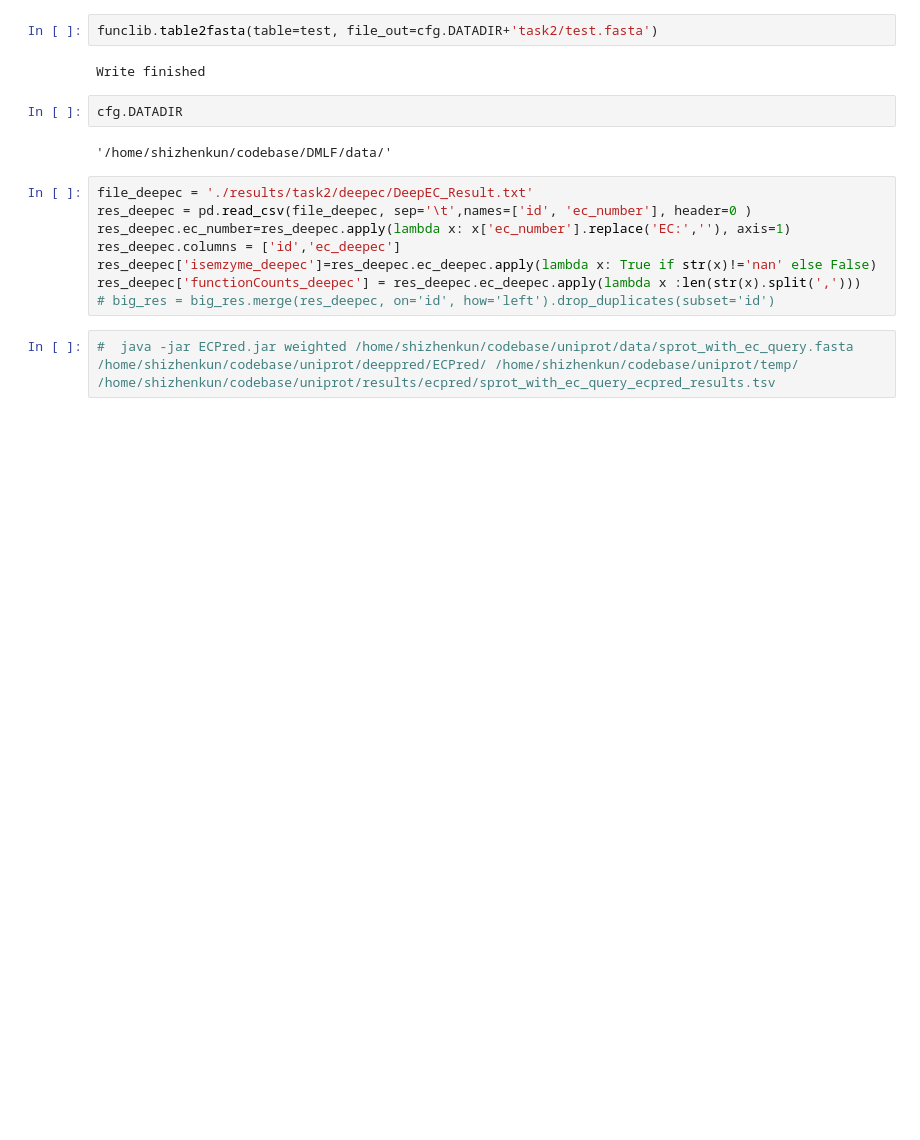
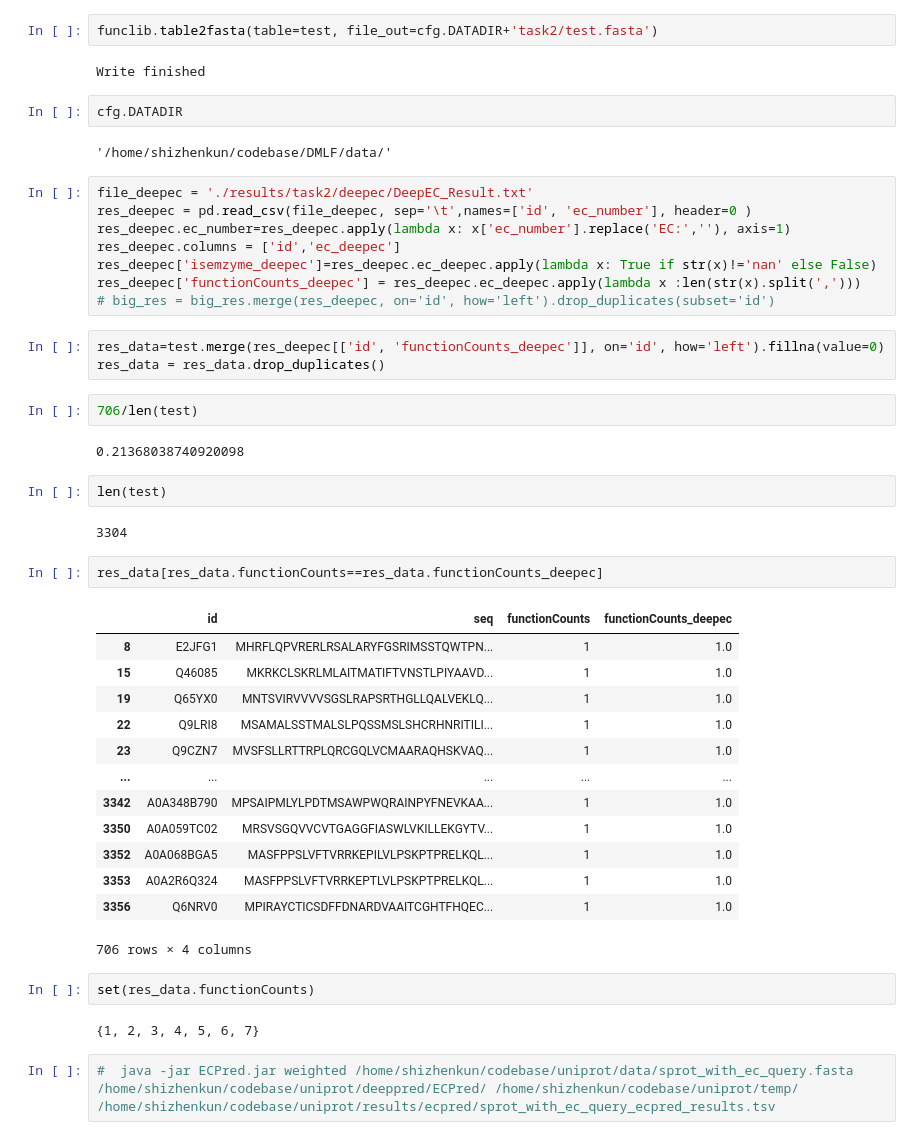
Before and after one commit to kingstdio/ECRECer, a Jupyter notebook: temtest.ipynb, the cells around one changed output. Drawn from its saved outputs; the diff is of its cells as text; blank space fills up the shorter version.

```diff
--- a/temtest.ipynb
+++ b/temtest.ipynb
@@ -408,6 +408,37 @@ res_deepec.columns = ['id','ec_deepec']
 res_deepec['isemzyme_deepec']=res_deepec.ec_deepec.apply(lambda x: True if str(x)!='nan' else False)
 res_deepec['functionCounts_deepec'] = res_deepec.ec_deepec.apply(lambda x :len(str(x).split(',')))
 # big_res = big_res.merge(res_deepec, on='id', how='left').drop_duplicates(subset='id')
+# %%
+res_data=test.merge(res_deepec[['id', 'functionCounts_deepec']], on='id', how='left').fillna(value=0)
+res_data = res_data.drop_duplicates()
+# %%
+706/len(test)
+# %% [output]
+0.21368038740920098
+# %%
+len(test)
+# %% [output]
+3304
+# %%
+res_data[res_data.functionCounts==res_data.functionCounts_deepec]
+# %% [output]
+|  | id | seq | functionCounts | functionCounts_deepec |
+| 8 | E2JFG1 | MHRFLQPVRERLRSALARYFGSRIMSSTQWTPN... | 1 | 1.0 |
+| 15 | Q46085 | MKRKCLSKRLMLAITMATIFTVNSTLPIYAAVD... | 1 | 1.0 |
+| 19 | Q65YX0 | MNTSVIRVVVVSGSLRAPSRTHGLLQALVEKLQ... | 1 | 1.0 |
+| 22 | Q9LRI8 | MSAMALSSTMALSLPQSSMSLSHCRHNRITILI... | 1 | 1.0 |
+| 23 | Q9CZN7 | MVSFSLLRTTRPLQRCGQLVCMAARAQHSKVAQ... | 1 | 1.0 |
+| ... | ... | ... | ... | ... |
+| 3342 | A0A348B790 | MPSAIPMLYLPDTMSAWPWQRAINPYFNEVKAA... | 1 | 1.0 |
+| 3350 | A0A059TC02 | MRSVSGQVVCVTGAGGFIASWLVKILLEKGYTV... | 1 | 1.0 |
+| 3352 | A0A068BGA5 | MASFPPSLVFTVRRKEPILVLPSKPTPRELKQL... | 1 | 1.0 |
+| 3353 | A0A2R6Q324 | MASFPPSLVFTVRRKEPTLVLPSKPTPRELKQL... | 1 | 1.0 |
+| 3356 | Q6NRV0 | MPIRAYCTICSDFFDNARDVAAITCGHTFHQEC... | 1 | 1.0 |
+706 rows × 4 columns
+# %%
+set(res_data.functionCounts)
+# %% [output]
+{1, 2, 3, 4, 5, 6, 7}
 # %%
 #  java -jar ECPred.jar weighted /home/shizhenkun/codebase/uniprot/data/sprot_with_ec_query.fasta /home/shizhenkun/codebase/uniprot/deeppred/ECPred/ /home/shizhenkun/codebase/uniprot/temp/ /home/shizhenkun/codebase/uniprot/results/ecpred/sprot_with_ec_query_ecpred_results.tsv
 # %%
```
Also changed, not shown: parts of 14 cells of this notebook, 1 other file.
